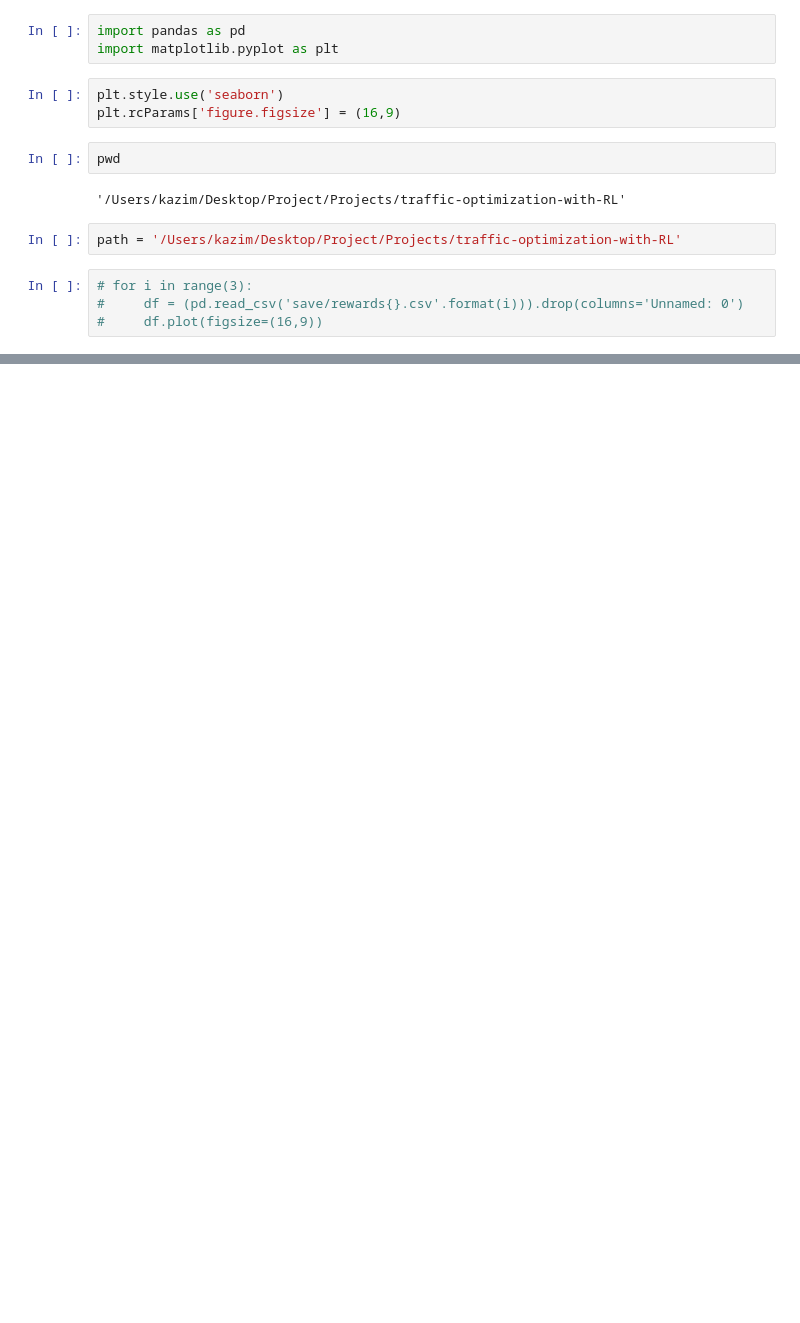
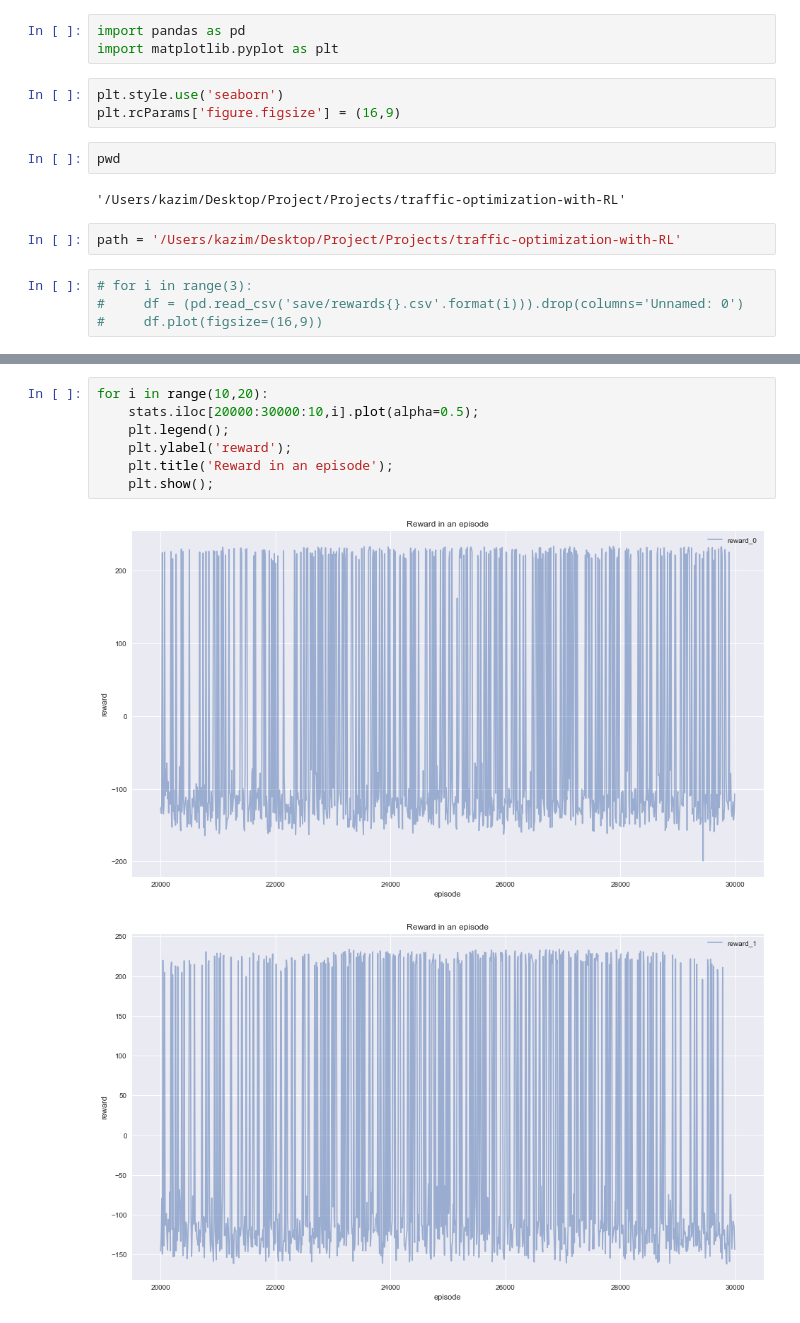
Before and after one commit to rubiruchi/traffic-optimization-with-RL, a Jupyter notebook: Data Analysis.ipynb, the cells around one changed output, grey strips where cells are left out. Saved outputs shown, nothing was run; the diff lists cells and outputs as text; blank space fills up the shorter version.

```diff
--- a/Data Analysis.ipynb
+++ b/Data Analysis.ipynb
@@ -48,0 +52,10 @@ plt.title('Total reward in an episode');
+# %%
+for i in range(10,20):
+    stats.iloc[20000:30000:10,i].plot(alpha=0.5);
+    plt.legend();
+    plt.ylabel('reward');
+    plt.title('Reward in an episode');
+    plt.show();
+# %% [output]
+[figure, added]
+[figure, added]
```
Also changed, not shown: parts of 6 cells of this notebook, 5 other files.
